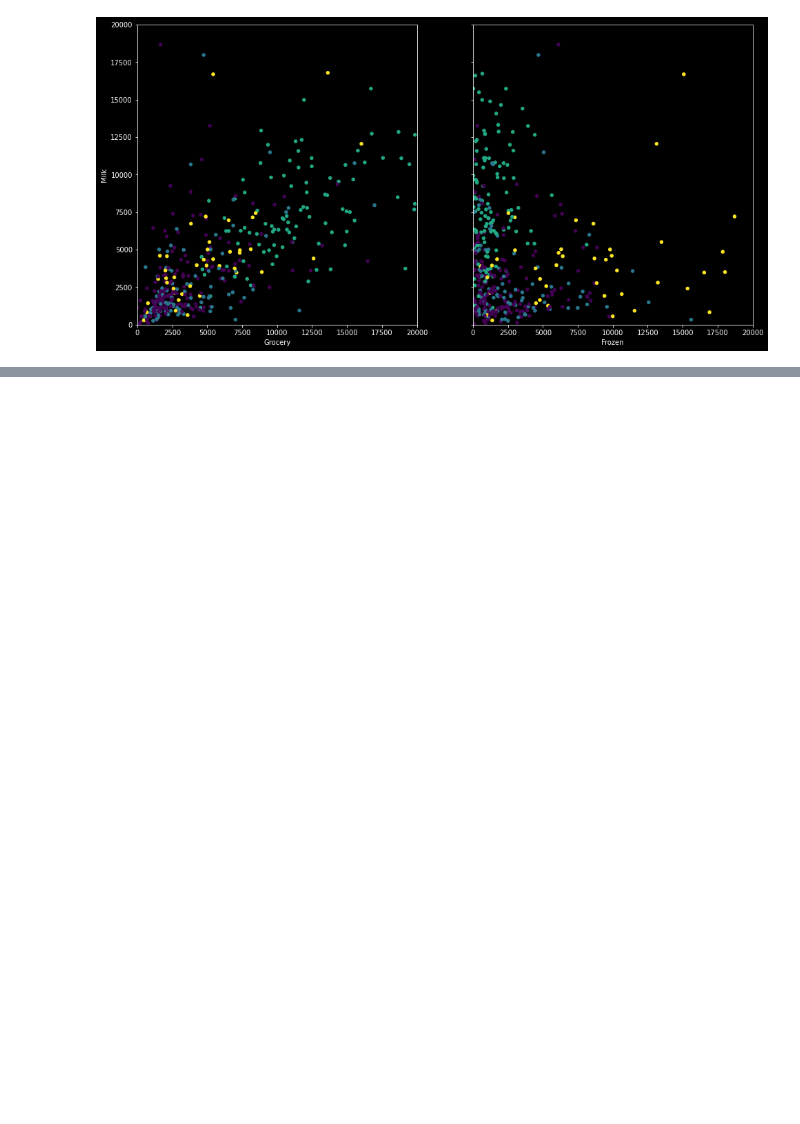
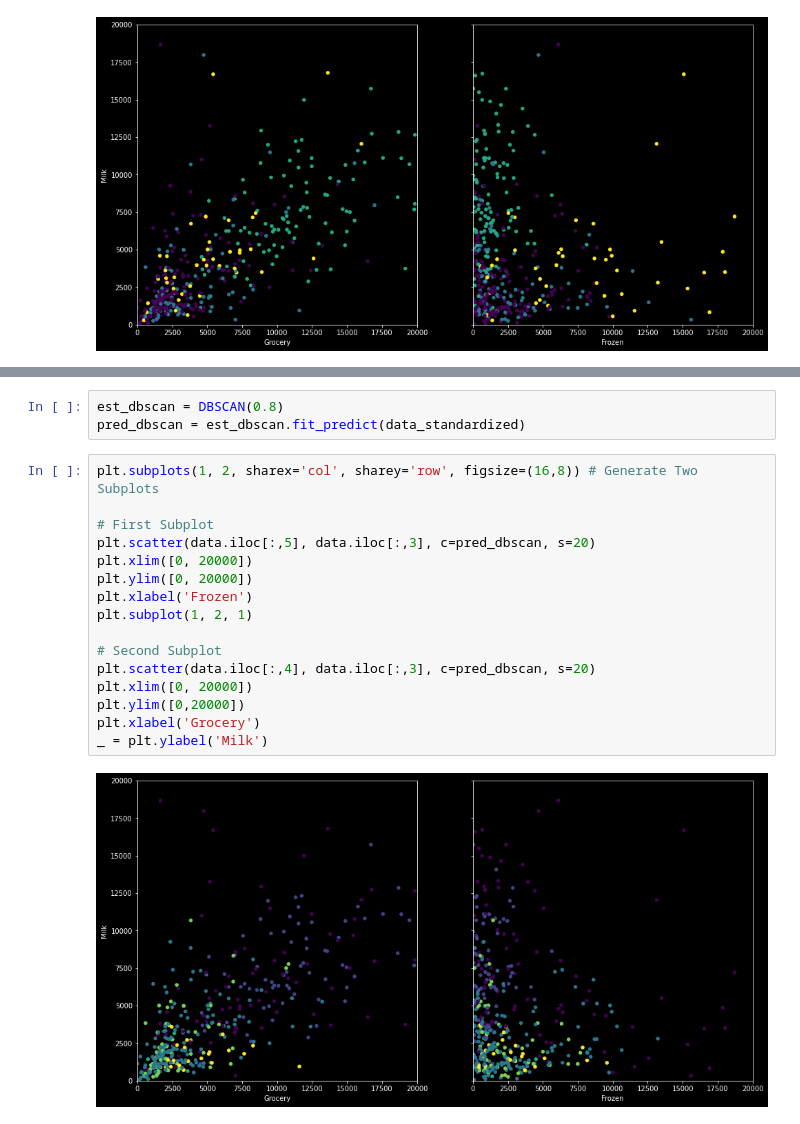
Before and after one commit to PrynsTag/Machine-Learning-Journey, a Jupyter notebook: K-Means Clustering/Wholesale Customer Data Exercise.ipynb, the cells around one changed output, grey strips where cells are left out. Cells and saved outputs as stored; diff of their text form; blank space fills up the shorter version.

```diff
--- a/K-Means Clustering/Wholesale Customer Data Exercise.ipynb
+++ b/K-Means Clustering/Wholesale Customer Data Exercise.ipynb
@@ -178,0 +206,21 @@ _ = plt.ylabel('Milk')
+# %%
+est_dbscan = DBSCAN(0.8)
+pred_dbscan = est_dbscan.fit_predict(data_standardized)
+# %%
+plt.subplots(1, 2, sharex='col', sharey='row', figsize=(16,8)) # Generate Two Subplots
+
+# First Subplot
+plt.scatter(data.iloc[:,5], data.iloc[:,3], c=pred_dbscan, s=20)
+plt.xlim([0, 20000])
+plt.ylim([0, 20000])
+plt.xlabel('Frozen')
+plt.subplot(1, 2, 1)
+
+# Second Subplot
+plt.scatter(data.iloc[:,4], data.iloc[:,3], c=pred_dbscan, s=20)
+plt.xlim([0, 20000])
+plt.ylim([0,20000])
+plt.xlabel('Grocery')
+_ = plt.ylabel('Milk')
+# %% [output]
+[figure, added]
```
Also changed, not shown: parts of 5 cells of this notebook.
